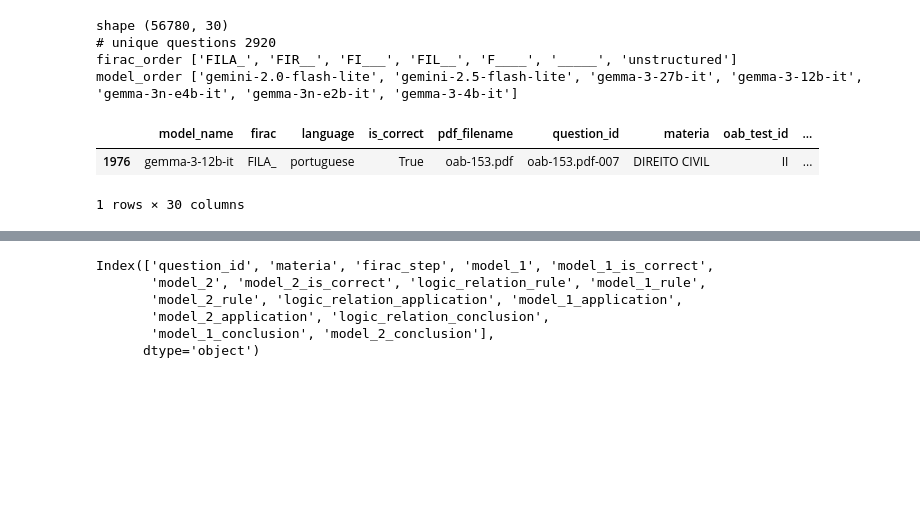
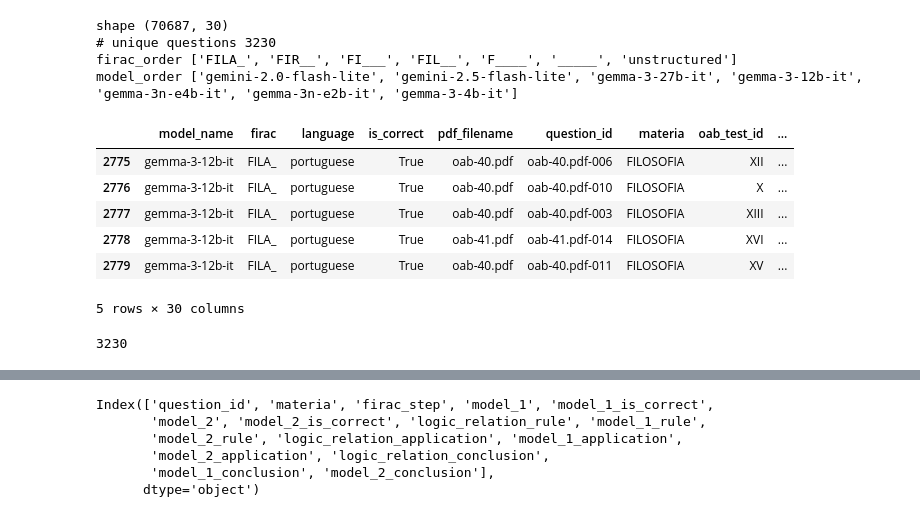
Before and after one commit to pcalais/law-cognitive-structure, a Jupyter notebook: notebooks/generate-statistics-pre-pca.ipynb, the cells around one changed output, grey strips where cells are left out. Saved outputs shown, nothing was run; the diff lists cells and outputs as text; code cells hidden in the pictures; blank space fills up the shorter version.

```diff
--- a/notebooks/generate-statistics-pre-pca.ipynb
+++ b/notebooks/generate-statistics-pre-pca.ipynb
@@ -1,31 +1,42 @@
 # %%
 from read_model_runs import read_model_runs
 
+# Ler dados completos
 question_long_df, model_wide_accuracy_df, question_wide_accuracy_df, firac_order, model_order = read_model_runs('../data/processed/model-runs')
 
 # Filtrar apenas as linhas em português
 question_long_df = question_long_df[question_long_df["language"] == "portuguese"].copy()
 
 print('shape', question_long_df.shape)
 print('# unique questions', question_long_df['question_id'].nunique())
 print('firac_order', firac_order)
 print('model_order', model_order)
 
 question_long_df = question_long_df[
     question_long_df["model_name"].str.contains("gemma", case=False, na=False) &
-    ~question_long_df["model_name"].str.contains("gemma-3n", case=False, na=False)
+    ~question_long_df["model_name"].str.contains("gemma-3n-", case=False, na=False)
 ]
 
 question_long_df = question_long_df[question_long_df["firac"].ne("F____")]
-question_long_df = question_long_df[question_long_df["firac"].ne("unstructured")]
-
+#question_long_df = question_long_df[question_long_df["firac"].ne("unstructured")]
+#question_long_df = question_long_df.dropna()
 
 question_long_df.head(1)
+
+question_long_df[question_long_df.materia == 'FILOSOFIA'].head()
 # %% [output]
-shape (56780, 30)
-# unique questions 2920
+shape (70687, 30)
+# unique questions 3230
 firac_order ['FILA_', 'FIR__', 'FI___', 'FIL__', 'F____', '_____', 'unstructured']
 model_order ['gemini-2.0-flash-lite', 'gemini-2.5-flash-lite', 'gemma-3-27b-it', 'gemma-3-12b-it', 'gemma-3n-e4b-it', 'gemma-3n-e2b-it', 'gemma-3-4b-it']
 |  | model_name | firac | language | is_correct | pdf_filename | question_id | materia | oab_test_id | ... |
-| 1976 | gemma-3-12b-it | FILA_ | portuguese | True | oab-153.pdf | oab-153.pdf-007 | DIREITO CIVIL | II | ... |
+| 2775 | gemma-3-12b-it | FILA_ | portuguese | True | oab-40.pdf | oab-40.pdf-006 | FILOSOFIA | XII | ... |
+| 2776 | gemma-3-12b-it | FILA_ | portuguese | True | oab-40.pdf | oab-40.pdf-010 | FILOSOFIA | X | ... |
+| 2777 | gemma-3-12b-it | FILA_ | portuguese | True | oab-40.pdf | oab-40.pdf-003 | FILOSOFIA | XIII | ... |
+| 2778 | gemma-3-12b-it | FILA_ | portuguese | True | oab-41.pdf | oab-41.pdf-014 | FILOSOFIA | XVI | ... |
+| 2779 | gemma-3-12b-it | FILA_ | portuguese | True | oab-40.pdf | oab-40.pdf-011 | FILOSOFIA | XV | ... |
-1 rows × 30 columns
+5 rows × 30 columns
+# %%
+question_long_df['question_id'].nunique()
+# %% [output]
+3230
```
Also changed, not shown: parts of 16 cells of this notebook.
